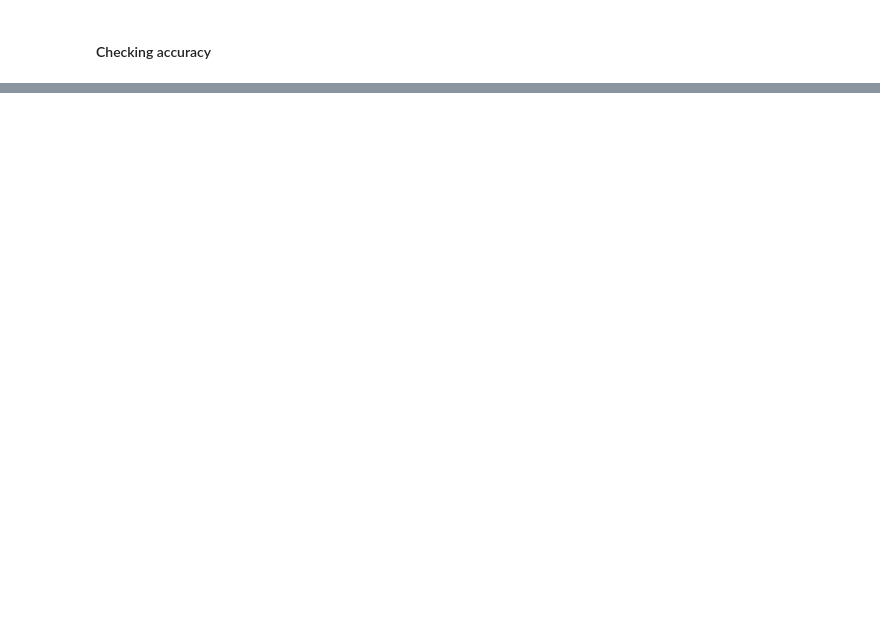
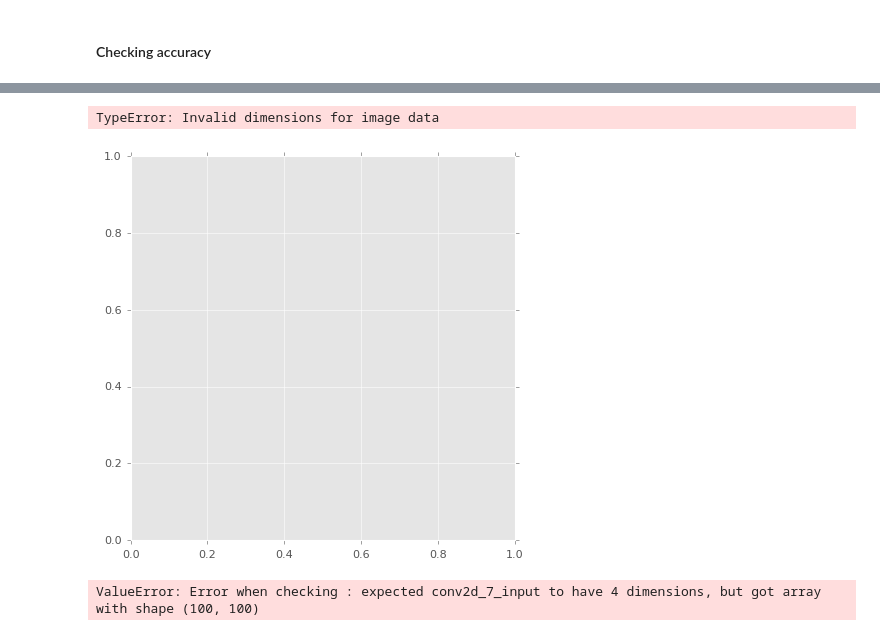
Before and after one commit to gutomcosta/who-is-in-the-photo, a Jupyter notebook: who-is-in-the-photo.ipynb, the cells around one changed output, grey strips where cells are left out. Saved outputs shown, nothing was run; the diff lists cells and outputs as text; code cells hidden in the pictures; blank space fills up the shorter version.

```diff
--- a/who-is-in-the-photo.ipynb
+++ b/who-is-in-the-photo.ipynb
@@ -406,0 +636,12 @@ KeyError: 16
+# %%
+img = test_tensors[0:1]
+# img = image.img_to_array(img)
+plt.imshow(img/255)
+plt.show()
+# %% [output]
+TypeError: Invalid dimensions for image data
+[figure, added]
+# %%
+print(model.predict(test_image))
+# %% [output]
+ValueError: Error when checking : expected conv2d_7_input to have 4 dimensions, but got array with shape (100, 100)
```
Also changed, not shown: parts of 23 cells of this notebook.
